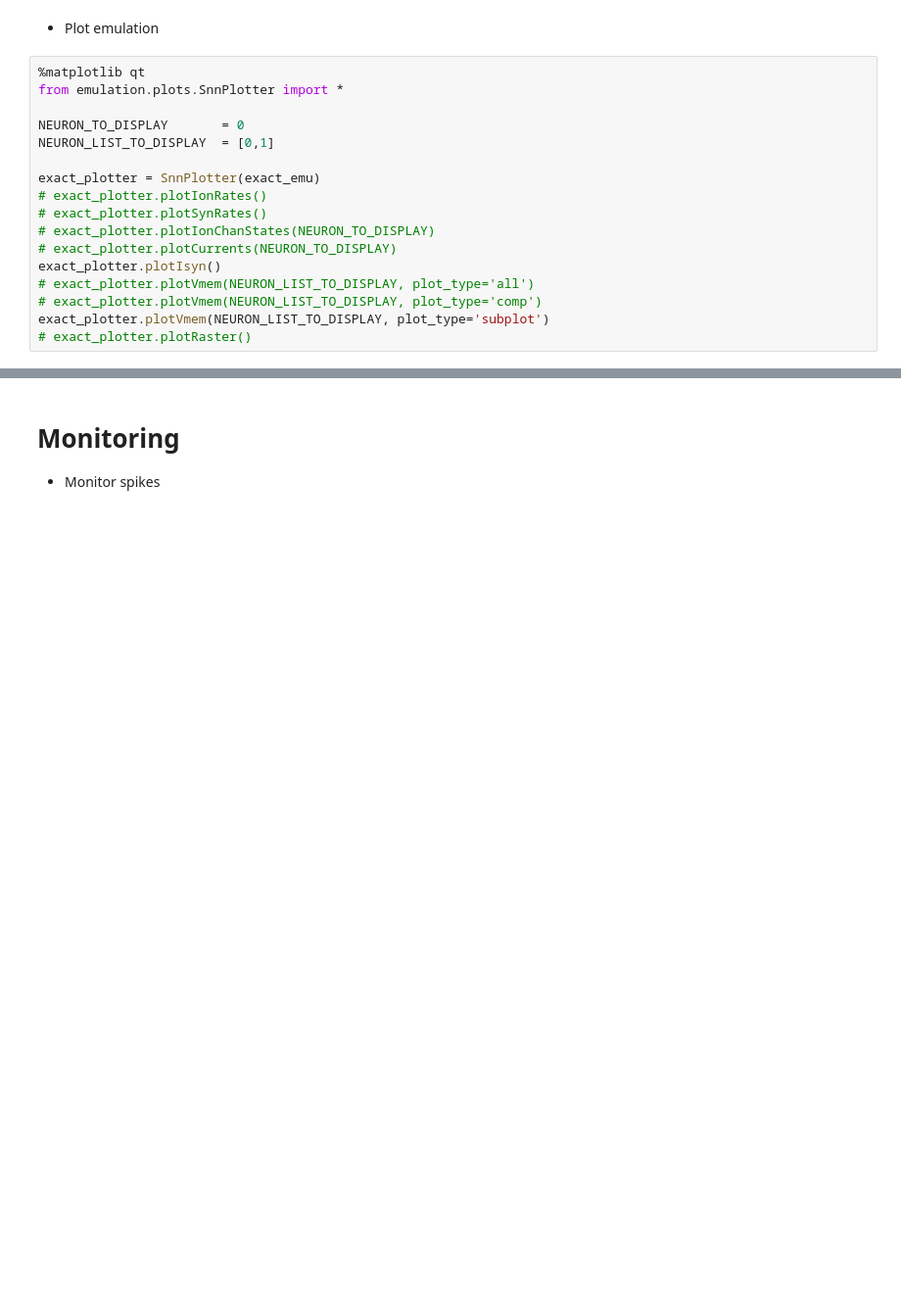
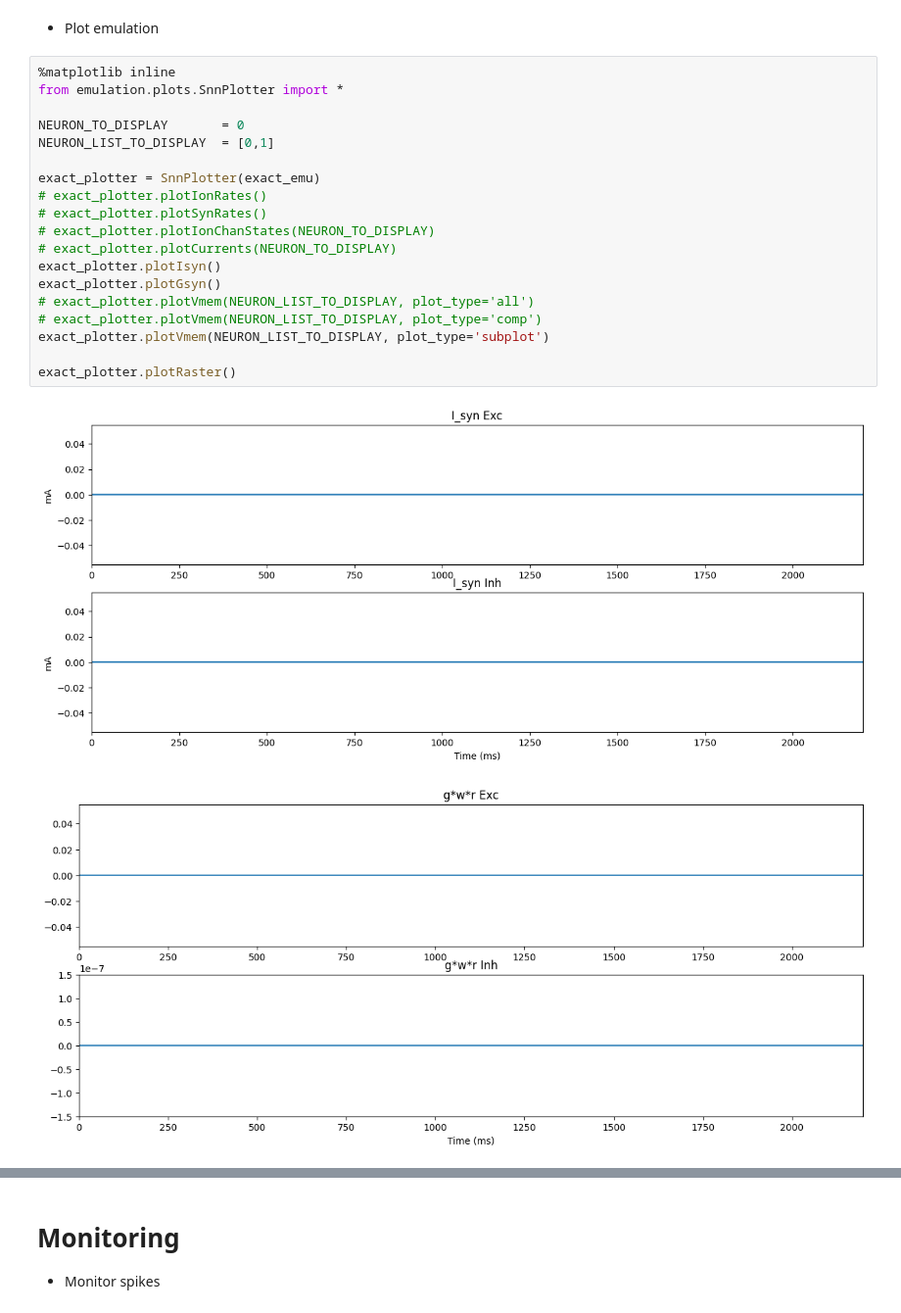
Before and after one commit to algarianna/RT-HippoNeuroStim, a Jupyter notebook: sw/host/main.ipynb, the cells around one changed output, grey strips where cells are left out. Shown at 98% size. Saved outputs shown, nothing was run; the diff lists cells and outputs as text; blank space fills up the shorter version.

```diff
--- a/sw/host/main.ipynb
+++ b/sw/host/main.ipynb
@@ -97,19 +97,24 @@ Software emulation using exact equations
 # %% [markdown]
 * Plot emulation
 # %%
-%matplotlib qt
+%matplotlib inline
 from emulation.plots.SnnPlotter import *
 
 NEURON_TO_DISPLAY       = 0
 NEURON_LIST_TO_DISPLAY  = [0,1]
 
 exact_plotter = SnnPlotter(exact_emu)
 # exact_plotter.plotIonRates()
 # exact_plotter.plotSynRates()
 # exact_plotter.plotIonChanStates(NEURON_TO_DISPLAY)
 # exact_plotter.plotCurrents(NEURON_TO_DISPLAY)
 exact_plotter.plotIsyn()
+exact_plotter.plotGsyn()
 # exact_plotter.plotVmem(NEURON_LIST_TO_DISPLAY, plot_type='all')
 # exact_plotter.plotVmem(NEURON_LIST_TO_DISPLAY, plot_type='comp')
 exact_plotter.plotVmem(NEURON_LIST_TO_DISPLAY, plot_type='subplot')
-# exact_plotter.plotRaster()
+
+exact_plotter.plotRaster()
+# %% [output]
+[figure, added]
+[figure, added]
```
Also changed, not shown: parts of 3 cells of this notebook, 3 other files.
